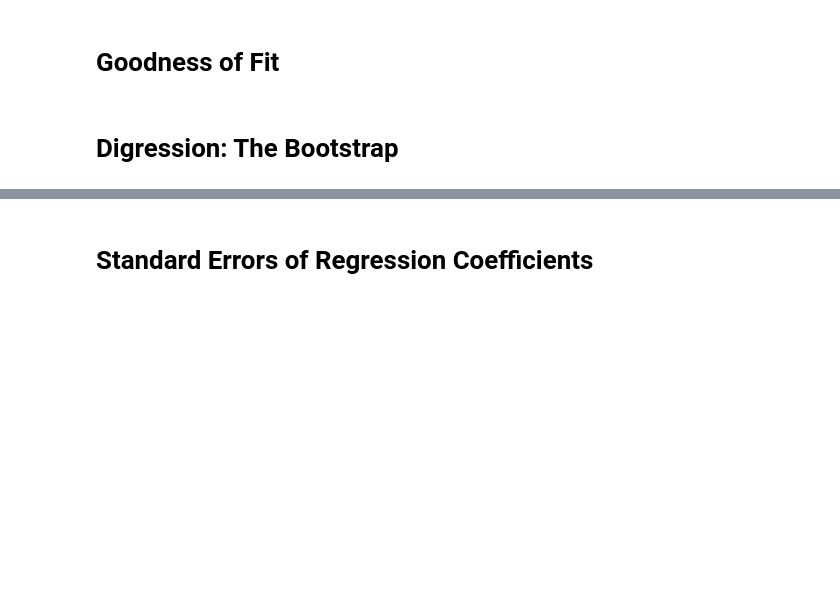
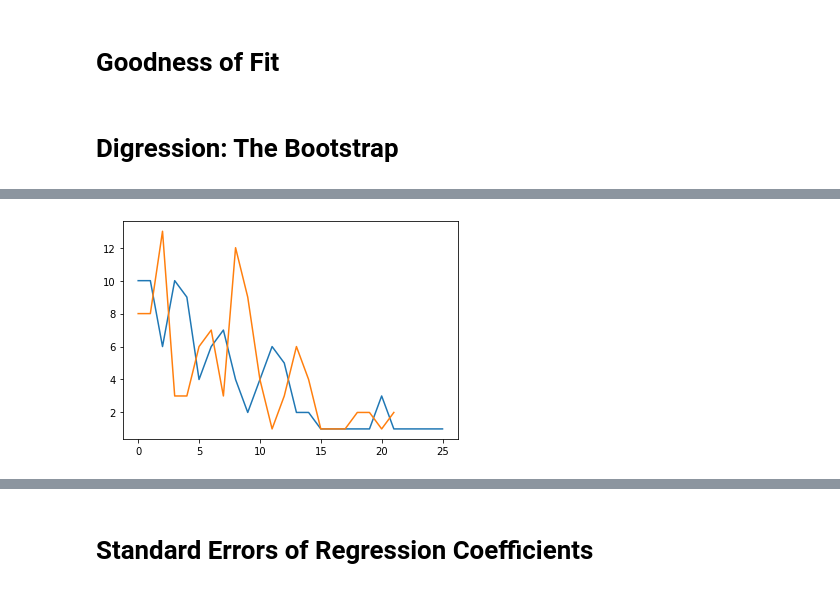
Before and after one commit to lkarjun/data-science-from-scratch, a Jupyter notebook: 15 Multiple Regression/Multiple_Regression.ipynb, the cells around one changed output, grey strips where cells are left out. Cells and saved outputs as stored; diff of their text form; code cells hidden in the pictures; blank space fills up the shorter version.

```diff
--- a/15 Multiple Regression/Multiple_Regression.ipynb
+++ b/15 Multiple Regression/Multiple_Regression.ipynb
@@ -132 +121,6 @@ plt.show()
+# %%
+plt.plot(count.values())
+plt.plot(count_median_far.values());
+# %% [output]
+[figure, added]
 # %%
```
Also changed, not shown: parts of 11 cells of this notebook.
